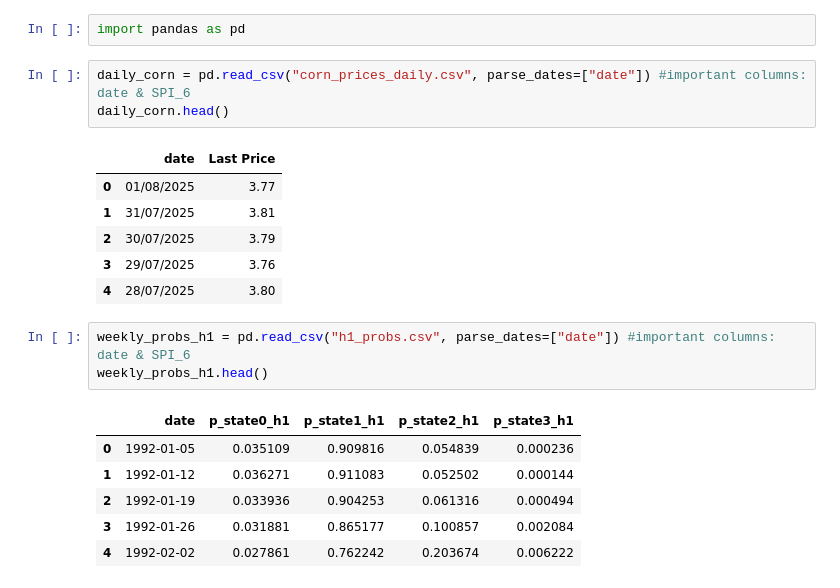
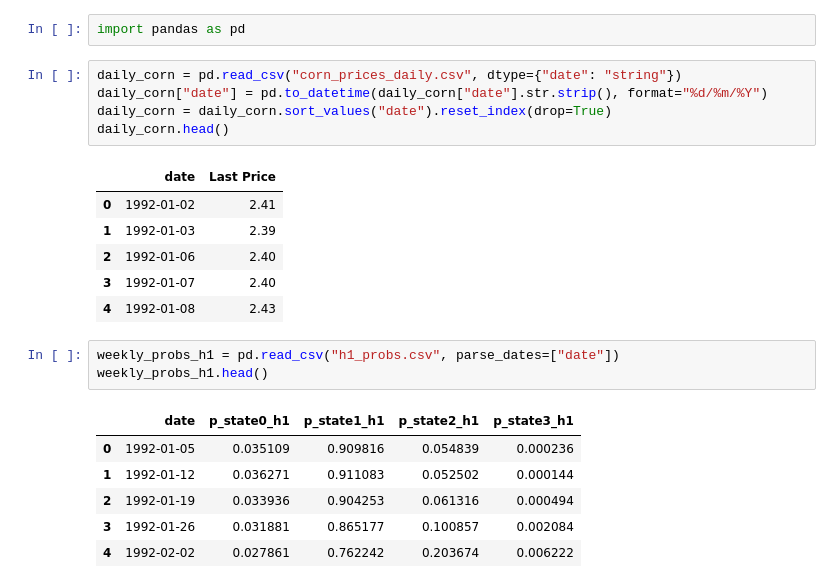
Before and after one commit to anajaz/Incorporating-HMM-for-drough-probability-into-a-LSTM-for-corn-price-prediction, a Jupyter notebook: LSTM.ipynb, the cells around one changed output. Saved outputs shown, nothing was run; the diff lists cells and outputs as text.

Commit message:
data import and analysis

```diff
--- a/LSTM.ipynb
+++ b/LSTM.ipynb
@@ -1,22 +1,24 @@
 # %%
 import pandas as pd
+# %%
+daily_corn = pd.read_csv("corn_prices_daily.csv", dtype={"date": "string"})
+daily_corn["date"] = pd.to_datetime(daily_corn["date"].str.strip(), format="%d/%m/%Y")
+daily_corn = daily_corn.sort_values("date").reset_index(drop=True)
+daily_corn.head()
+# %% [output]
+|  | date | Last Price |
+| 0 | 1992-01-02 | 2.41 |
+| 1 | 1992-01-03 | 2.39 |
+| 2 | 1992-01-06 | 2.40 |
+| 3 | 1992-01-07 | 2.40 |
+| 4 | 1992-01-08 | 2.43 |
 # %%
-daily_corn = pd.read_csv("corn_prices_daily.csv", parse_dates=["date"]) #important columns: date & SPI_6
-daily_corn.head()
+weekly_probs_h1 = pd.read_csv("h1_probs.csv", parse_dates=["date"])
+weekly_probs_h1.head()
 # %% [output]
-|  | date | Last Price |
-| 0 | 01/08/2025 | 3.77 |
-| 1 | 31/07/2025 | 3.81 |
-| 2 | 30/07/2025 | 3.79 |
-| 3 | 29/07/2025 | 3.76 |
-| 4 | 28/07/2025 | 3.80 |
+|  | date | p_state0_h1 | p_state1_h1 | p_state2_h1 | p_state3_h1 |
+| 0 | 1992-01-05 | 0.035109 | 0.909816 | 0.054839 | 0.000236 |
+| 1 | 1992-01-12 | 0.036271 | 0.911083 | 0.052502 | 0.000144 |
+| 2 | 1992-01-19 | 0.033936 | 0.904253 | 0.061316 | 0.000494 |
+| 3 | 1992-01-26 | 0.031881 | 0.865177 | 0.100857 | 0.002084 |
+| 4 | 1992-02-02 | 0.027861 | 0.762242 | 0.203674 | 0.006222 |
-# %%
-weekly_probs_h1 = pd.read_csv("h1_probs.csv", parse_dates=["date"]) #important columns: date & SPI_6
-weekly_probs_h1.head()
-# %% [output]
-|  | date | p_state0_h1 | p_state1_h1 | p_state2_h1 | p_state3_h1 |
-| 0 | 1992-01-05 | 0.035109 | 0.909816 | 0.054839 | 0.000236 |
-| 1 | 1992-01-12 | 0.036271 | 0.911083 | 0.052502 | 0.000144 |
-| 2 | 1992-01-19 | 0.033936 | 0.904253 | 0.061316 | 0.000494 |
-| 3 | 1992-01-26 | 0.031881 | 0.865177 | 0.100857 | 0.002084 |
-| 4 | 1992-02-02 | 0.027861 | 0.762242 | 0.203674 | 0.006222 |
```
Also changed, not shown: parts of 5 cells of this notebook.
